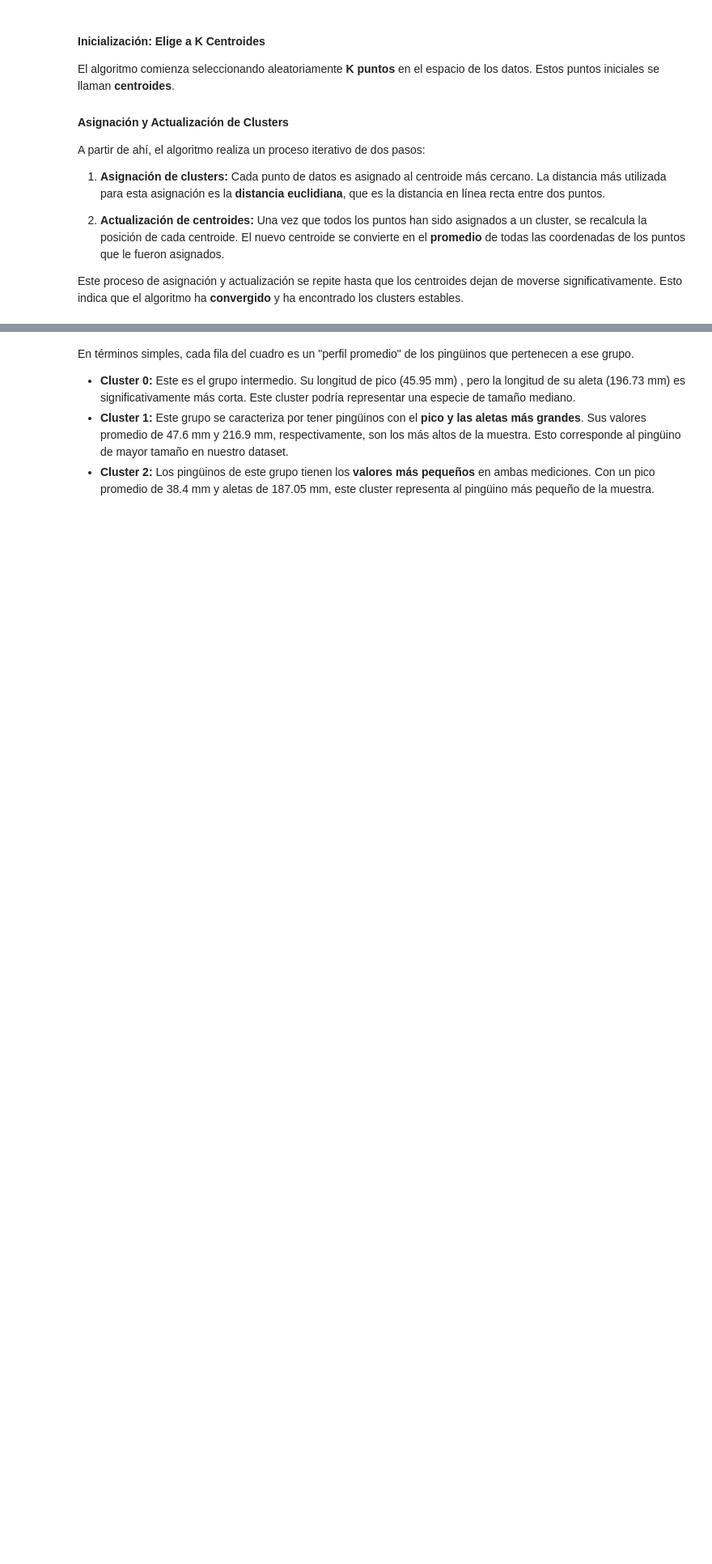
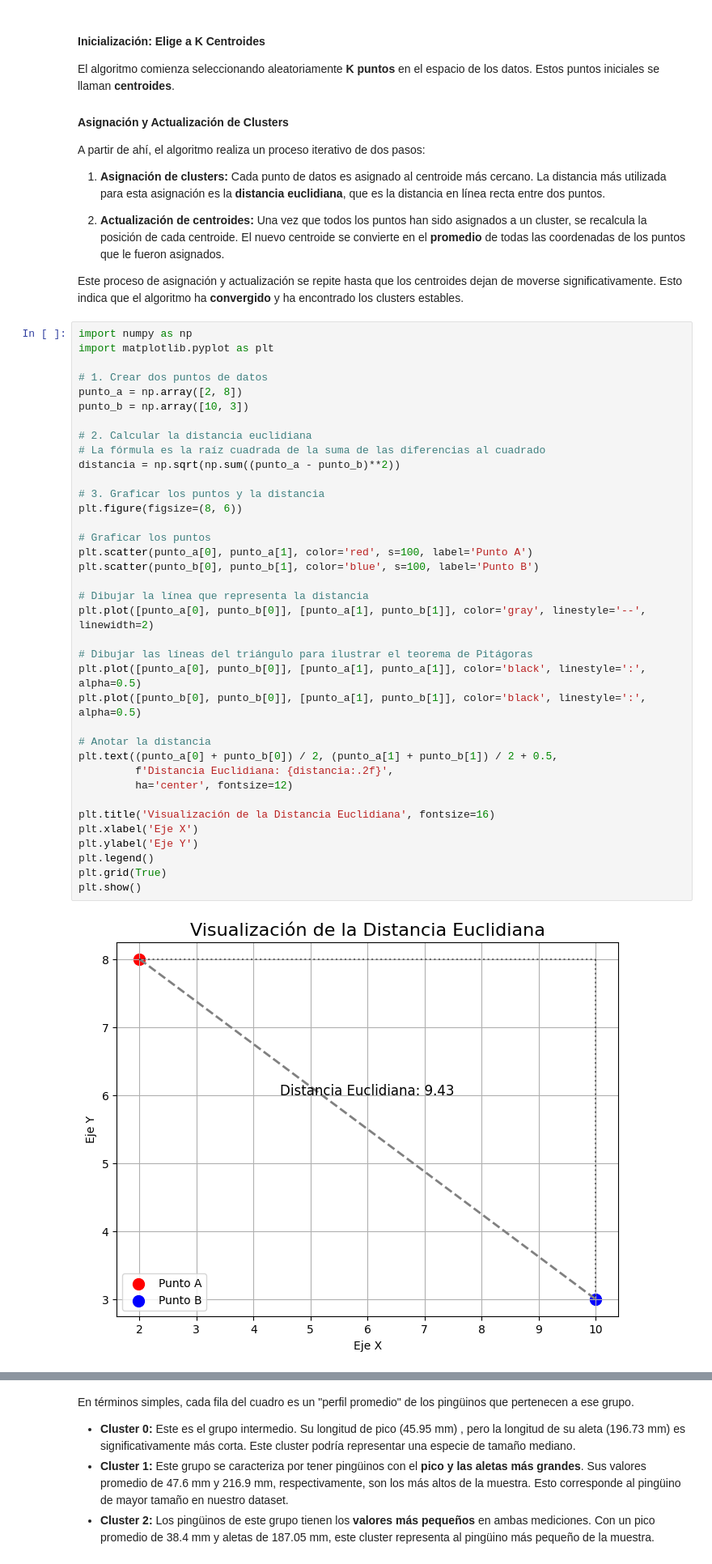
Before and after one commit to valenlopezzz04/K-means-Expo, a Jupyter notebook: K_means.ipynb, the cells around one changed output, grey strips where cells are left out. Shown at 81% size. Drawn from its saved outputs; the diff is of its cells as text; blank space fills up the shorter version.

Commit message:
añadir distancia euclidiana y nombres

```diff
--- a/K_means.ipynb
+++ b/K_means.ipynb
@@ -168,6 +170,45 @@ A partir de ahí, el algoritmo realiza un proceso iterativo de dos pasos:
 2.  **Actualización de centroides:** Una vez que todos los puntos han sido asignados a un cluster, se recalcula la posición de cada centroide. El nuevo centroide se convierte en el **promedio** de todas las coordenadas de los puntos que le fueron asignados.
 
 Este proceso de asignación y actualización se repite hasta que los centroides dejan de moverse significativamente. Esto indica que el algoritmo ha **convergido** y ha encontrado los clusters estables.
+# %%
+import numpy as np
+import matplotlib.pyplot as plt
+
+# 1. Crear dos puntos de datos
+punto_a = np.array([2, 8])
+punto_b = np.array([10, 3])
+
+# 2. Calcular la distancia euclidiana
+# La fórmula es la raíz cuadrada de la suma de las diferencias al cuadrado
+distancia = np.sqrt(np.sum((punto_a - punto_b)**2))
+
+# 3. Graficar los puntos y la distancia
+plt.figure(figsize=(8, 6))
+
+# Graficar los puntos
+plt.scatter(punto_a[0], punto_a[1], color='red', s=100, label='Punto A')
+plt.scatter(punto_b[0], punto_b[1], color='blue', s=100, label='Punto B')
+
+# Dibujar la línea que representa la distancia
+plt.plot([punto_a[0], punto_b[0]], [punto_a[1], punto_b[1]], color='gray', linestyle='--', linewidth=2)
+
+# Dibujar las líneas del triángulo para ilustrar el teorema de Pitágoras
+plt.plot([punto_a[0], punto_b[0]], [punto_a[1], punto_a[1]], color='black', linestyle=':', alpha=0.5)
+plt.plot([punto_b[0], punto_b[0]], [punto_a[1], punto_b[1]], color='black', linestyle=':', alpha=0.5)
+
+# Anotar la distancia
+plt.text((punto_a[0] + punto_b[0]) / 2, (punto_a[1] + punto_b[1]) / 2 + 0.5,
+         f'Distancia Euclidiana: {distancia:.2f}',
+         ha='center', fontsize=12)
+
+plt.title('Visualización de la Distancia Euclidiana', fontsize=16)
+plt.xlabel('Eje X')
+plt.ylabel('Eje Y')
+plt.legend()
+plt.grid(True)
+plt.show()
+# %% [output]
+[figure, added]
 # %%
 import numpy as np
 from sklearn.cluster import KMeans
```
Also changed, not shown: parts of 1 cell of this notebook.
